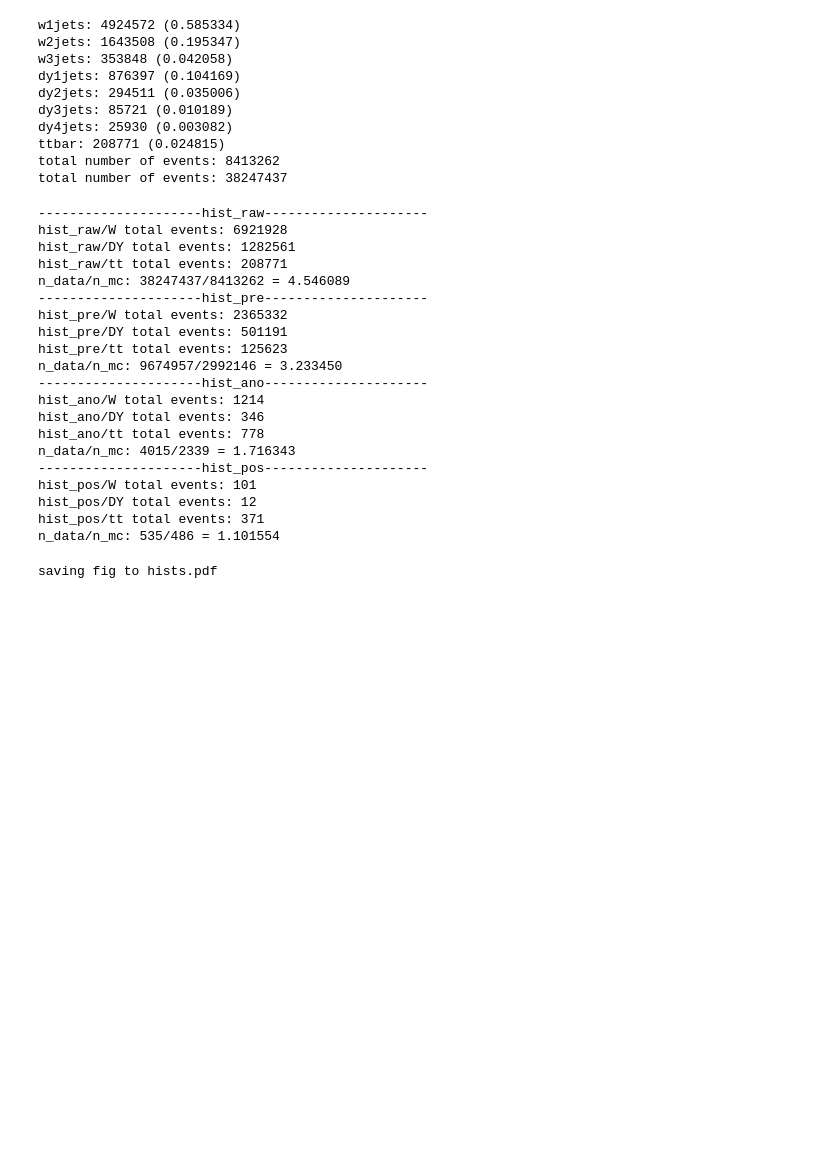
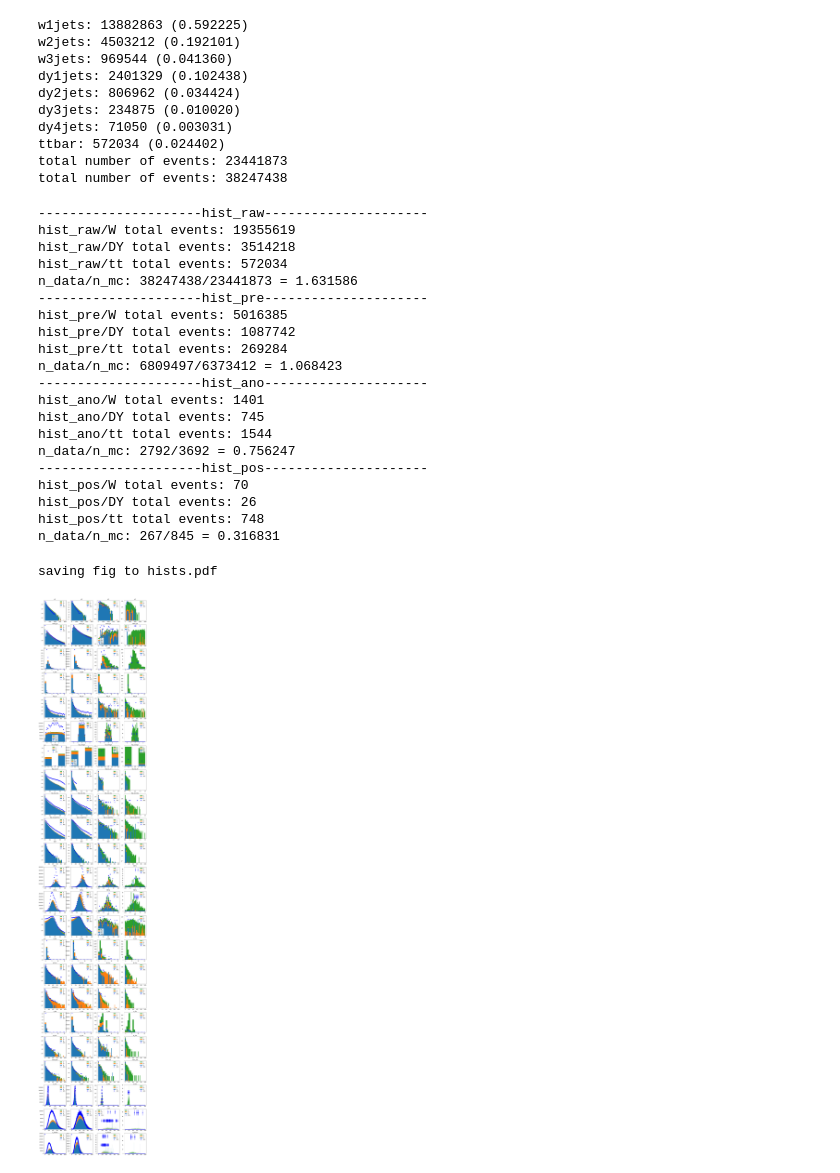
Before and after one commit to oliverkn/alad-for-lhc, a Jupyter notebook: evaluation/ttbar_rediscovery.ipynb, the cells around one changed output. Drawn from its saved outputs; the diff is of its cells as text; code cells hidden in the pictures; blank space fills up the shorter version.

```diff
--- a/evaluation/ttbar_rediscovery.ipynb
+++ b/evaluation/ttbar_rediscovery.ipynb
@@ -52,10 +52,10 @@ Use standard file APIs to check for files with this prefix.
 thres = 110
 score_type = 'fm'
 
-cont_bins = 20
+cont_bins = 40
 settings_6021 = {}
 settings_6021['HT'] = {'range': (0, 4000), 'yscale': 'log', 'bins': cont_bins, 'int': False}
-settings_6021['mass_jet'] = {'range': (0, 4000), 'yscale': 'log', 'bins': cont_bins, 'int': False}
+settings_6021['mass_jet'] = {'range': (0, 1000), 'yscale': 'log', 'bins': cont_bins, 'int': False}
 settings_6021['n_jet'] = {'range': (0, 15), 'yscale': 'linear', 'int': True, 'bin_size': 1}
 settings_6021['n_bjet'] = {'range': (0, 15), 'yscale': 'linear', 'int': True, 'bin_size': 1}
 settings_6021['lep_pt'] = {'range': (20, 1000), 'yscale': 'log', 'bins': cont_bins, 'int': False}
@@ -80,10 +80,11 @@ settings_6021['n_photon'] = {'range': (0, 1000), 'yscale': 'linear', 'int': True
 hist_settings = settings_6021
 
 def pre_select(x):
-    filter_eta = np.abs(x[:,5]) < 1
+    filter_eta = np.abs(x[:,5]) < 0.8
     filter_njets = x[:,2] > 1
-
-    filter_idx = filter_njets * filter_eta
+    #filter_ht = x[:,0] < 600
+    filter_iso = x[:,7] < 0.1
+    filter_idx = filter_njets * filter_eta * filter_iso
 
     return x[filter_idx]
 
@@ -146,11 +147,11 @@ def build_hists(x, n_max, batch_size=2 ** 20):
 # %%
 #compute hist for raw, pres, ad, pos
 
-n_max = int(1e6)
+n_max = int(10e5)
 
 # data
 lum = 4429.0
-#lum = 3325.3 # adjusted
+lum = lum * 2.74
 
 sets = {}
 sets['dy1jets'] = {'file': '/home/oliverkn/pro/7719/data.hdf5', 'xsec':561, 'K':1.23, 'N_tot':65949083}
@@ -158,7 +159,8 @@ sets['dy2jets'] = {'file': '/home/oliverkn/pro/7721/data.hdf5', 'xsec':181, 'K':
 sets['dy3jets'] = {'file': '/home/oliverkn/pro/7722/data.hdf5', 'xsec':51, 'K':1.23, 'N_tot':11025803}
 sets['dy4jets'] = {'file': '/home/oliverkn/pro/7723/data.hdf5', 'xsec':15, 'K':1.23, 'N_tot':6361350}
 
-sets['w1jets'] = {'file': '/home/oliverkn/pro/9863/data.hdf5', 'xsec':4480, 'K':1.23, 'N_tot':29784800}
+#sets['w1jets'] = {'file': '/home/oliverkn/pro/9863/data.hdf5', 'xsec':4480, 'K':1.23, 'N_tot':29784800}
+sets['w1jets'] = {'file': '/home/oliverkn/pro/9863/data_j_eta_part.hdf5', 'xsec':4480, 'K':1.23, 'N_tot':2978480}
 sets['w2jets'] = {'file': '/home/oliverkn/pro/9864/data.hdf5', 'xsec':1435, 'K':1.23, 'N_tot':30693853}
 sets['w3jets'] = {'file': '/home/oliverkn/pro/9865/data.hdf5', 'xsec':304, 'K':1.23, 'N_tot':15241144}
 
@@ -223,6 +225,7 @@ sum_n = 0
 for key in ['w1jets', 'w2jets', 'w3jets', 'dy1jets', 'dy2jets', 'dy3jets', 'dy4jets', 'ttbar']:
     n = sets[key]['hist_raw']['HT'].n
     sum_n += n
+
 
 for key in ['w1jets', 'w2jets', 'w3jets', 'dy1jets', 'dy2jets', 'dy3jets', 'dy4jets', 'ttbar']:
     n = sets[key]['hist_raw']['HT'].n
@@ -231,16 +234,16 @@ for key in ['w1jets', 'w2jets', 'w3jets', 'dy1jets', 'dy2jets', 'dy3jets', 'dy4j
 print('total number of events: %d' % sum_n)
 print('total number of events: %d' % sets['data']['hist_raw']['HT'].n)
 # %% [output]
-w1jets: 4924572 (0.585334)
-w2jets: 1643508 (0.195347)
-w3jets: 353848 (0.042058)
-dy1jets: 876397 (0.104169)
-dy2jets: 294511 (0.035006)
-dy3jets: 85721 (0.010189)
-dy4jets: 25930 (0.003082)
-ttbar: 208771 (0.024815)
-total number of events: 8413262
-total number of events: 38247437
+w1jets: 13882863 (0.592225)
+w2jets: 4503212 (0.192101)
+w3jets: 969544 (0.041360)
+dy1jets: 2401329 (0.102438)
+dy2jets: 806962 (0.034424)
+dy3jets: 234875 (0.010020)
+dy4jets: 71050 (0.003031)
+ttbar: 572034 (0.024402)
+total number of events: 23441873
+total number of events: 38247438
 # %%
 hist_type_dict = {}
 for hist_type in ['hist_raw', 'hist_pre', 'hist_ano','hist_pos']:
@@ -289,25 +292,25 @@ for hist_type in ['hist_raw', 'hist_pre', 'hist_ano','hist_pos']:
     print('n_data/n_mc: %d/%d = %f'%(n_data, n_mc, n_data/n_mc))
 # %% [output]
 ---------------------hist_raw---------------------
-hist_raw/W total events: 6921928
-hist_raw/DY total events: 1282561
-hist_raw/tt total events: 208771
-n_data/n_mc: 38247437/8413262 = 4.546089
+hist_raw/W total events: 19355619
+hist_raw/DY total events: 3514218
+hist_raw/tt total events: 572034
+n_data/n_mc: 38247438/23441873 = 1.631586
 ---------------------hist_pre---------------------
-hist_pre/W total events: 2365332
-hist_pre/DY total events: 501191
-hist_pre/tt total events: 125623
-n_data/n_mc: 9674957/2992146 = 3.233450
+hist_pre/W total events: 5016385
+hist_pre/DY total events: 1087742
+hist_pre/tt total events: 269284
+n_data/n_mc: 6809497/6373412 = 1.068423
 ---------------------hist_ano---------------------
-hist_ano/W total events: 1214
-hist_ano/DY total events: 346
-hist_ano/tt total events: 778
-n_data/n_mc: 4015/2339 = 1.716343
+hist_ano/W total events: 1401
+hist_ano/DY total events: 745
+hist_ano/tt total events: 1544
+n_data/n_mc: 2792/3692 = 0.756247
 ---------------------hist_pos---------------------
-hist_pos/W total events: 101
-hist_pos/DY total events: 12
-hist_pos/tt total events: 371
-n_data/n_mc: 535/486 = 1.101554
+hist_pos/W total events: 70
+hist_pos/DY total events: 26
+hist_pos/tt total events: 748
+n_data/n_mc: 267/845 = 0.316831
 # %%
 #hist_data_list[hist_type][proc][feature]
 #hist_data_type_dict[hist_type][feature]
@@ -323,34 +326,35 @@ def plot_hist(hist_data_list, hist_data_type_dict, settings, output_file=None, a
             x_list = []
             bin_edges = None
             weights_list = []
 
             for proc, hist in hist_data_list[hist_type].items():
                 bin_edges = hist[feature].bin_edges
                 x_list.append(hist[feature].bin_edges[:-1])
                 weights_list.append(hist[feature].bin_content)
 
             ax.hist(x_list, bin_edges, weights=weights_list,stacked=True, label=hist_data_list[hist_type].keys(), histtype='stepfilled')
 
             # plot data
             hist_data_f = hist_data_type_dict[hist_type][feature]
             bin_centers = (hist_data_f.bin_edges[:-1]+hist_data_f.bin_edges[1:])/2
             ax.errorbar(bin_centers, hist_data_f.bin_content, yerr=np.sqrt(hist_data_f.bin_content), fmt='bo', label='data')
 
             if all_lin is False:
                 ax.set_yscale(fsettings['yscale'])
 
             ax.set_title(feature)
             ax.legend()
 
     if output_file is not None:
         print('saving fig to ' + output_file)
         plt.savefig(output_file)
 
     plt.show()
 
-plot_hist(hist_type_dict_compressed,data_hist_type_dict, hist_settings)#, output_file='hists.pdf')
+plot_hist(hist_type_dict_compressed,data_hist_type_dict, hist_settings, output_file='hists.pdf')
 # %% [output]
 saving fig to hists.pdf
+[figure, added]
 # %%
 fig, ax = plt.subplots(1,1, figsize=(6,6))
 
```
Also changed, not shown: parts of 3 cells of this notebook, 3 other files.
